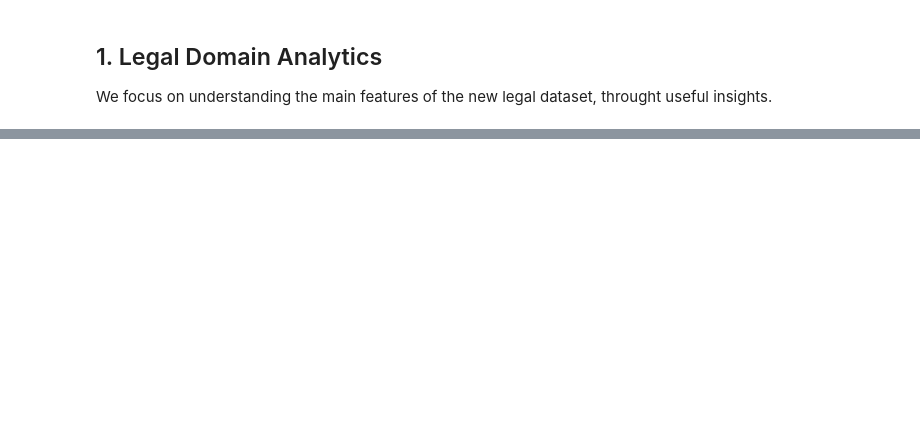
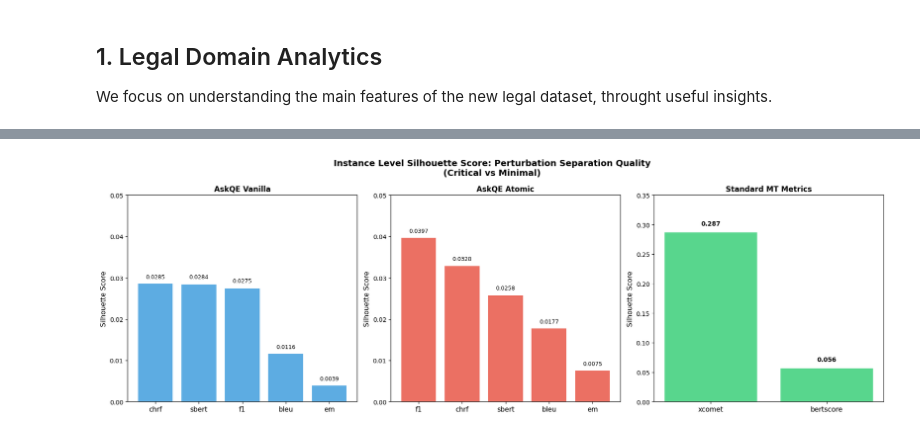
Before and after one commit to AlessandroMaini/CucumBERT_askqe, a Jupyter notebook: notebooks/askqe_domain_adaptation_eval.ipynb, the cells around one changed output, grey strips where cells are left out. Saved outputs shown, nothing was run; the diff lists cells and outputs as text; code cells hidden in the pictures; blank space fills up the shorter version.

```diff
--- a/notebooks/askqe_domain_adaptation_eval.ipynb
+++ b/notebooks/askqe_domain_adaptation_eval.ipynb
@@ -616,20 +30,0 @@ All BT-Score scores loaded:
-# %%
-import pandas as pd
-import matplotlib.pyplot as plt
-import numpy as np
-
-# Create lists for DataFrame construction
-perturbations_list = list(xcomet_scores.keys())
-xcomet_values = [xcomet_scores[p] for p in perturbations_list]
-bt_score_values = [bt_scores[p] for p in perturbations_list]
-
-# Create DataFrame
-data = {
-    'Perturbation': perturbations_list,
-    'XCOMET': xcomet_values,
-    'BT-Score': bt_score_values
-}
-df_metrics = pd.DataFrame(data)
-
-print("### Combined Metrics DataFrame ###")
-print(df_metrics)
@@ -736,0 +589,58 @@ plt.show()
+# %%
+# Visualization 1: Silhouette comparison across metrics and pipelines
+fig, axes = plt.subplots(1, 3, figsize=(18, 6))
+fig.suptitle('Instance Level Silhouette Score: Perturbation Separation Quality\n(Critical vs Minimal)',
+             fontsize=14, fontweight='bold')
+
+# AskQE Vanilla metrics
+vanilla_data = df_sil[df_sil['pipeline'] == 'vanilla'].copy()
+vanilla_data = vanilla_data.sort_values('silhouette_score', ascending=False)
+
+axes[0].bar(range(len(vanilla_data)), vanilla_data['silhouette_score'], color='#3498db', alpha=0.8)
+axes[0].set_xticks(range(len(vanilla_data)))
+axes[0].set_xticklabels(vanilla_data['metric'], fontsize=11)
+axes[0].set_ylabel('Silhouette Score', fontsize=11)
+axes[0].set_title('AskQE Vanilla', fontsize=12, fontweight='bold')
+axes[0].set_ylim(0, 0.05)
+
+# Add value labels
+for i, (idx, row) in enumerate(vanilla_data.iterrows()):
+    axes[0].text(i, row['silhouette_score'] + 0.001, f"{row['silhouette_score']:.4f}",
+                ha='center', va='bottom', fontsize=9)
+
+# AskQE Atomic metrics
+atomic_data = df_sil[df_sil['pipeline'] == 'atomic'].copy()
+atomic_data = atomic_data.sort_values('silhouette_score', ascending=False)
+
+axes[1].bar(range(len(atomic_data)), atomic_data['silhouette_score'], color='#e74c3c', alpha=0.8)
+axes[1].set_xticks(range(len(atomic_data)))
+axes[1].set_xticklabels(atomic_data['metric'], fontsize=11)
+axes[1].set_ylabel('Silhouette Score', fontsize=11)
+axes[1].set_title('AskQE Atomic', fontsize=12, fontweight='bold')
+axes[1].set_ylim(0, 0.05)
+
+# Add value labels
+for i, (idx, row) in enumerate(atomic_data.iterrows()):
+    axes[1].text(i, row['silhouette_score'] + 0.001, f"{row['silhouette_score']:.4f}",
+                ha='center', va='bottom', fontsize=9)
+
+# MT metrics
+mt_data = df_sil[df_sil['pipeline'] == 'mt'].copy()
+mt_data = mt_data.sort_values('silhouette_score', ascending=False)
+
+axes[2].bar(range(len(mt_data)), mt_data['silhouette_score'], color='#2ecc71', alpha=0.8)
+axes[2].set_xticks(range(len(mt_data)))
+axes[2].set_xticklabels(mt_data['metric'], fontsize=11)
+axes[2].set_ylabel('Silhouette Score', fontsize=11)
+axes[2].set_title('Standard MT Metrics', fontsize=12, fontweight='bold')
+axes[2].set_ylim(0, 0.35)
+
+# Add value labels
+for i, (idx, row) in enumerate(mt_data.iterrows()):
+    axes[2].text(i, row['silhouette_score'] + 0.01, f"{row['silhouette_score']:.3f}",
+                ha='center', va='bottom', fontsize=10, fontweight='bold')
+
+plt.tight_layout()
+plt.show()
+# %% [output]
+[figure, added]
```
Also changed, not shown: parts of 42 cells of this notebook, 2 other files.
